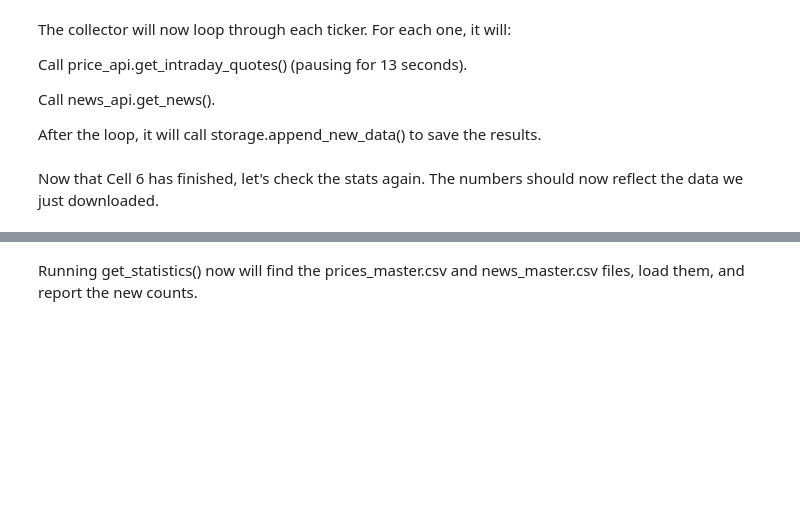
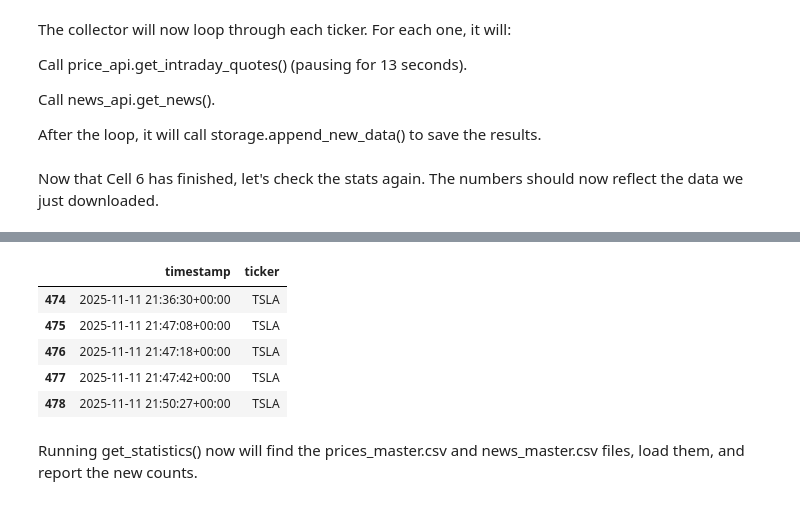
Before and after one commit to Prithwi13/6302_stock, a Jupyter notebook: 6302_final_project.ipynb, the cells around one changed output, grey strips where cells are left out. Cells and saved outputs as stored; diff of their text form; code cells hidden in the pictures; blank space fills up the shorter version.

```diff
--- a/6302_final_project.ipynb
+++ b/6302_final_project.ipynb
@@ -329,3 +335,14 @@ if stats_after.get('records_per_ticker'):
+# %%
+import pandas as pd
+master = pd.read_csv('news_master.csv',parse_dates=['timestamp'])
+master.tail()[['timestamp','ticker']]
+# %% [output]
+|  | timestamp | ticker |
+| 474 | 2025-11-11 21:36:30+00:00 | TSLA |
+| 475 | 2025-11-11 21:47:08+00:00 | TSLA |
+| 476 | 2025-11-11 21:47:18+00:00 | TSLA |
+| 477 | 2025-11-11 21:47:42+00:00 | TSLA |
+| 478 | 2025-11-11 21:50:27+00:00 | TSLA |
 # %% [markdown]
 Running get_statistics() now will find the prices_master.csv and news_master.csv files, load them, and report the new counts.
 # %% [markdown]
```
Also changed, not shown: parts of 3 cells of this notebook.
